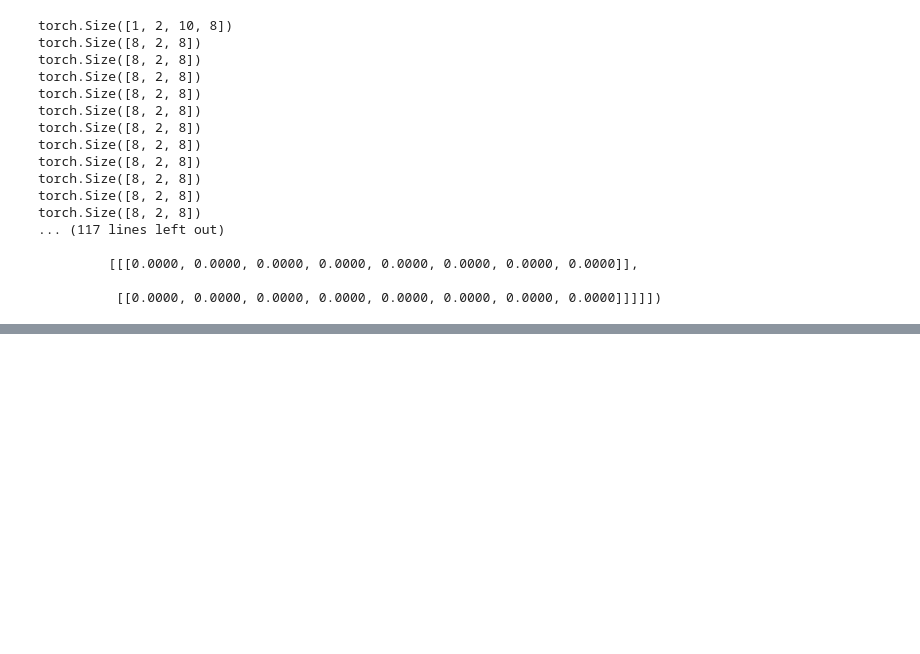
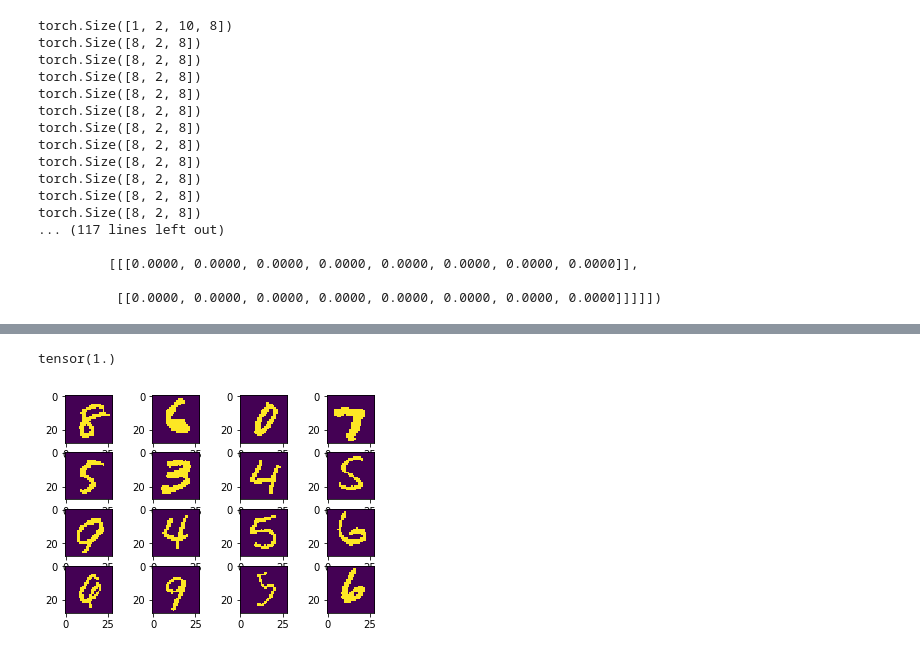
Before and after one commit to karlschwarz/summer_2019, a Jupyter notebook: TNN_supervised_torch.ipynb, the cells around one changed output, grey strips where cells are left out. Saved outputs shown, nothing was run; the diff lists cells and outputs as text; code cells hidden in the pictures; blank space fills up the shorter version.

```diff
--- a/TNN_supervised_torch.ipynb
+++ b/TNN_supervised_torch.ipynb
@@ -185,8 +219,10 @@ def tnn_cell_backward_left(X, Y, cache, parameters):
     dBl_3 = (dBl_m * (index3 * index2).type(torch.float)).mean(1, True)
     dBl_4 = (dBl_m * (index3 * index4).type(torch.float)).mean(1, True)
     dBl = torch.cat((dBl_1, dBl_2, dBl_3, dBl_4), 1).reshape(index, 2, 2, left_index, right_index)
+    #normalize dBl
+    dBl /= dBl.norm()
+    gradients = {'dBl': dBl}
 
-    gradients = {'dBl': dBl}
     return gradients
 # %%
 #test for tnn_cell_backward_right()
@@ -248,11 +284,11 @@ B^{l,x_{n}}_{\alpha_{k-1}\alpha_{k+1}}
 # %%
 def update_parameters_right(X, parameters, gradients, bond, learning_rate):
 
-    m, n, index, tensors, l = parameters['m'], parameters['n'], parameters['index'], parameters['tensors'], parameters['l']
+    n, index, tensors, l = parameters['n'], parameters['index'], parameters['tensors'], parameters['l']
     assert l < n, "invalid l"
     dBl = gradients['dBl']
     Bl = tensors[l].permute(2, 1, 0, 3).unsqueeze(2) @ tensors[l+1].permute(1, 0, 2).unsqueeze(0)
-    Bl +=  dBl
+    Bl +=  learning_rate * dBl
     alpha_left, alpha_right = dBl.shape[-2], dBl.shape[-1]
     u, s, vt = torch.svd(Bl.permute(1, 3, 0, 2, 4).contiguous().view(2*alpha_left, 2*alpha_right*index))
     if alpha_left * 2 > bond:
@@ -267,11 +303,11 @@ def update_parameters_right(X, parameters, gradients, bond, learning_rate):
 # %%
 def update_parameters_left(X, parameters, gradients, bond, learning_rate):
 
-    m, n, index, tensors, l = parameters['m'], parameters['n'], parameters['index'], parameters['tensors'], parameters['l']
+    n, index, tensors, l = parameters['n'], parameters['index'], parameters['tensors'], parameters['l']
     assert l > 0, "invalid l"
     dBl = gradients['dBl']
     Bl = tensors[l-1].permute(1, 0, 2).unsqueeze(1) @ tensors[l].permute(2, 1, 0, 3).unsqueeze(1)
-    Bl +=  dBl
+    Bl +=  learning_rate * dBl
     alpha_left, alpha_right = dBl.shape[-2], dBl.shape[-1]
     u, s, vt = torch.svd(Bl.permute(1, 3, 0, 2, 4).contiguous().view(2*alpha_left*index, 2*alpha_right))
     if alpha_right * 2 > bond:
@@ -406,0 +485,4 @@ torch.Size([8, 2, 8])
+# %%
+loss
+# %% [output]
+tensor(1.)
@@ -406,0 +495,9 @@ torch.Size([8, 2, 8])
+# %%
+data = iter(mnist_trainloader)
+imgs, lables = next(data)
+# %%
+for i in range(imgs.shape[0]):
+    plt.subplot(4, 4, i+1)
+    plt.imshow(imgs[i].squeeze())
+# %% [output]
+[figure, added]
```
Also changed, not shown: parts of 23 cells of this notebook, 1 other file.
